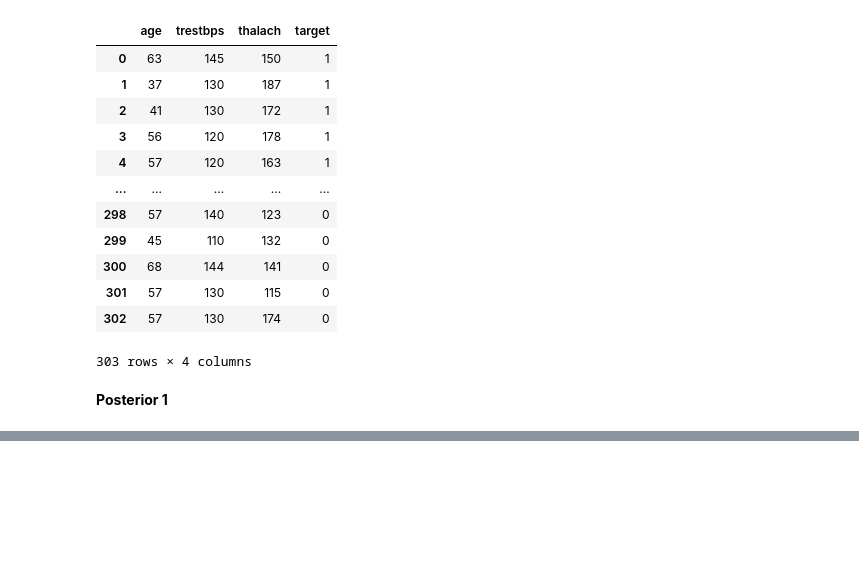
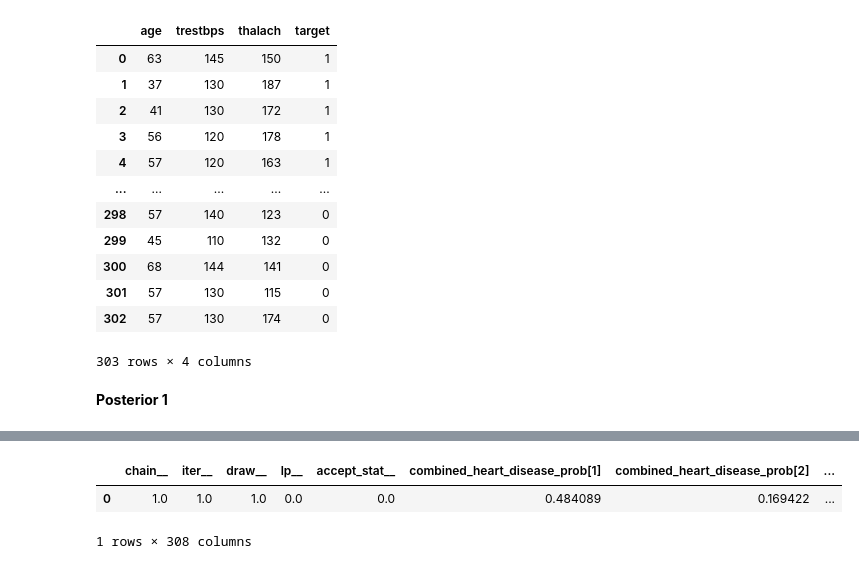
Before and after one commit to wasikjakub/bayesian-heart-disease-prediction, a Jupyter notebook: posterior.ipynb, the cells around one changed output, grey strips where cells are left out. Saved outputs shown, nothing was run; the diff lists cells and outputs as text; code cells hidden in the pictures; blank space fills up the shorter version.

```diff
--- a/posterior.ipynb
+++ b/posterior.ipynb
@@ -87,0 +42,6 @@ plt.show()
+# %%
+posterior1
+# %% [output]
+|  | chain__ | iter__ | draw__ | lp__ | accept_stat__ | combined_heart_disease_prob[1] | combined_heart_disease_prob[2] | ... |
+| 0 | 1.0 | 1.0 | 1.0 | 0.0 | 0.0 | 0.484089 | 0.169422 | ... |
+1 rows × 308 columns
```
Also changed, not shown: parts of 5 cells of this notebook, 7 other files.
